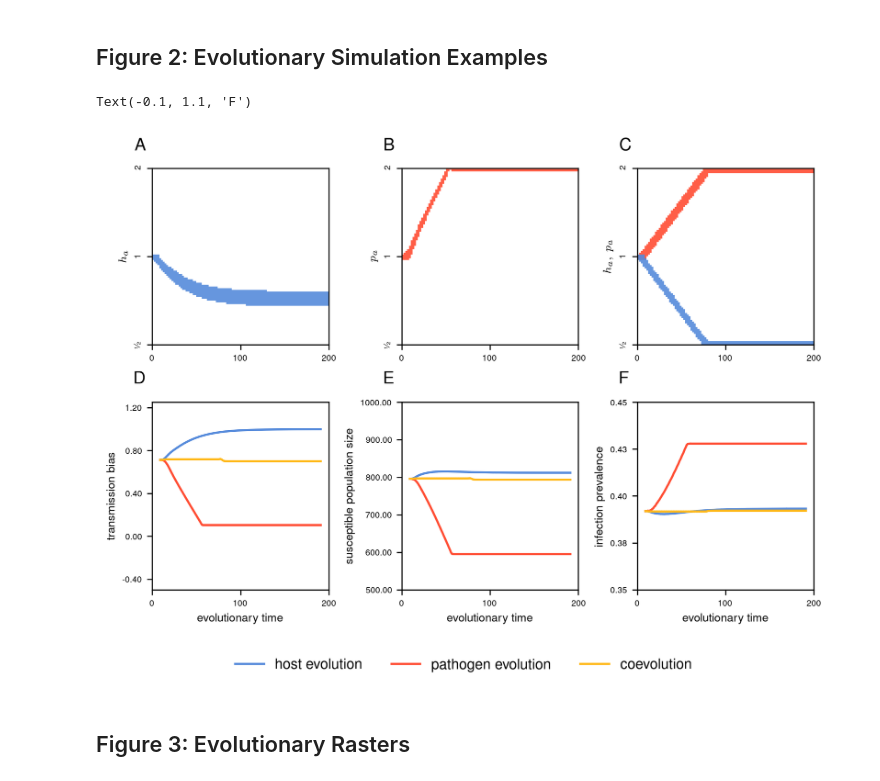
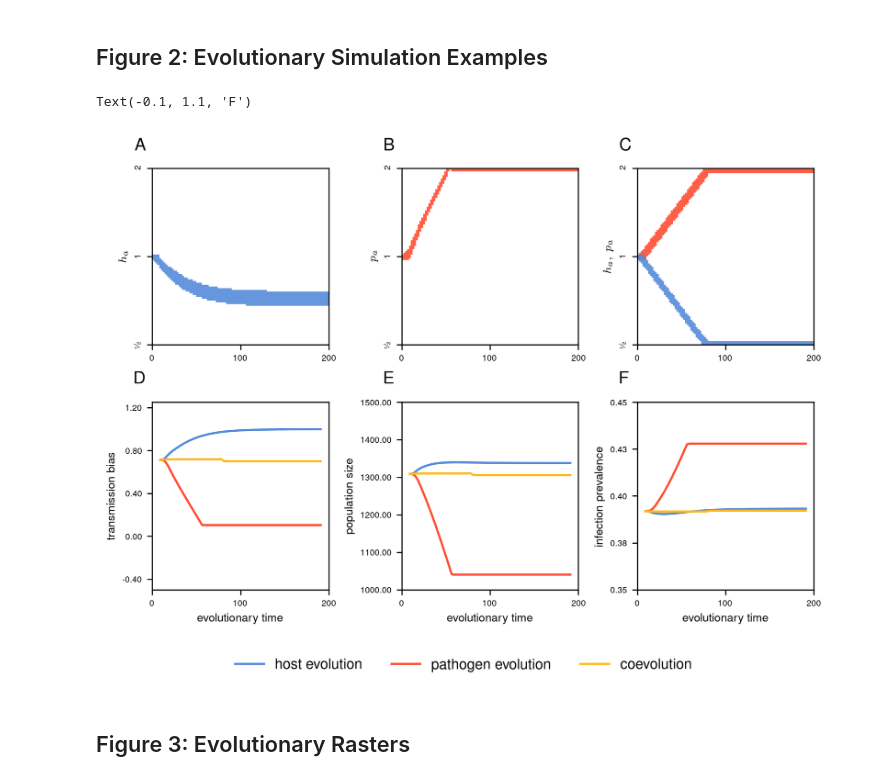
Before and after one commit to svhulse/transmission-coevolution, a Jupyter notebook: figures.ipynb, the cells around one changed output. Saved outputs shown, nothing was run; the diff lists cells and outputs as text; code cells hidden in the pictures.

```diff
--- a/figures.ipynb
+++ b/figures.ipynb
@@ -121,9 +121,9 @@ Sa_img_h, Ia_img_h, Sa_alpha_h, Ia_alpha_h = make_image(host_model.Sa, host_mode
 Sa_img_p, Ia_img_p, Sa_alpha_p, Ia_alpha_p = make_image(path_model.Sa, path_model.Ia)
 Sa_img_c, Ia_img_c, Sa_alpha_c, Ia_alpha_c = make_image(coevol_model.Sa, coevol_model.Ia)
 
-N_h = np.sum(host_model.Sj + host_model.Sa, axis=0)
-N_p = np.sum(path_model.Sj + path_model.Sa, axis=0)
-N_c = np.sum(coevol_model.Sj + coevol_model.Sa, axis=0)
+N_h = np.sum(host_model.Sj + host_model.Sa + host_model.Ij + host_model.Ia, axis=0)
+N_p = np.sum(path_model.Sj + path_model.Sa + path_model.Ij + path_model.Ia, axis=0)
+N_c = np.sum(coevol_model.Sj + coevol_model.Sa + coevol_model.Ij + coevol_model.Ia, axis=0)
 
 ax[0,0].imshow(Sa_img_h, alpha=Sa_alpha_h, cmap=s_cmap)
 ax[0,1].imshow(Ia_img_p, alpha=Ia_alpha_p, cmap=i_cmap)
@@ -148,36 +148,36 @@ ax[1,1].plot(N_h, label='host evolutiom', color=host_color)
 ax[1,1].plot(N_p, label='pathogen evolution', color=path_color)
 ax[1,1].plot(N_c, label='coevolution', color=coevol_color)
 
 ax[1,2].plot(host_model.inf_prev(), label='host evolution', color=host_color)
 ax[1,2].plot(path_model.inf_prev(), label='pathogen evolution', color=path_color)
 ax[1,2].plot(coevol_model.inf_prev(), label='coevolution', color=coevol_color)
 
 ax[1,0].set_ylim(-0.5, 1.25)
-ax[1,1].set_ylim(500, 1000)
+ax[1,1].set_ylim(1000, 1500)
 ax[1,2].set_ylim(0.35, 0.45)
 
 for axis in ax[1,:]:
     axis.yaxis.set_major_locator(matplotlib.ticker.MaxNLocator(nbins=5))
     axis.yaxis.set_major_formatter(matplotlib.ticker.FormatStrFormatter('%.2f'))
     label_x_axis(axis)
     axis.set_xlabel(r'evolutionary time')
 
 ax[1,0].set_ylabel(r'transmission bias')
-ax[1,1].set_ylabel(r'susceptible population size')
+ax[1,1].set_ylabel(r'population size')
 ax[1,2].set_ylabel(r'infection prevalence')
 
 lines, labels = ax[1,0].get_legend_handles_labels()
 fig.legend(lines, labels, ncol=3, loc='center', bbox_to_anchor=(0.5, -0.05), frameon=False)
 
 ax[0,0].annotate("A", xy=(-0.1, 1.1), xycoords="axes fraction", fontsize=plot_label_size)
 ax[0,1].annotate("B", xy=(-0.1, 1.1), xycoords="axes fraction", fontsize=plot_label_size)
 ax[0,2].annotate("C", xy=(-0.1, 1.1), xycoords="axes fraction", fontsize=plot_label_size)
 ax[1,0].annotate("D", xy=(-0.1, 1.1), xycoords="axes fraction", fontsize=plot_label_size)
 ax[1,1].annotate("E", xy=(-0.1, 1.1), xycoords="axes fraction", fontsize=plot_label_size)
 ax[1,2].annotate("F", xy=(-0.1, 1.1), xycoords="axes fraction", fontsize=plot_label_size)
 # %% [output]
 Text(-0.1, 1.1, 'F')
-[figure, old version]
+[figure, new version]
 # %%
 fig.savefig('figures/fig_2.svg')
 # %% [markdown]
```
Also changed, not shown: 1 other file.
